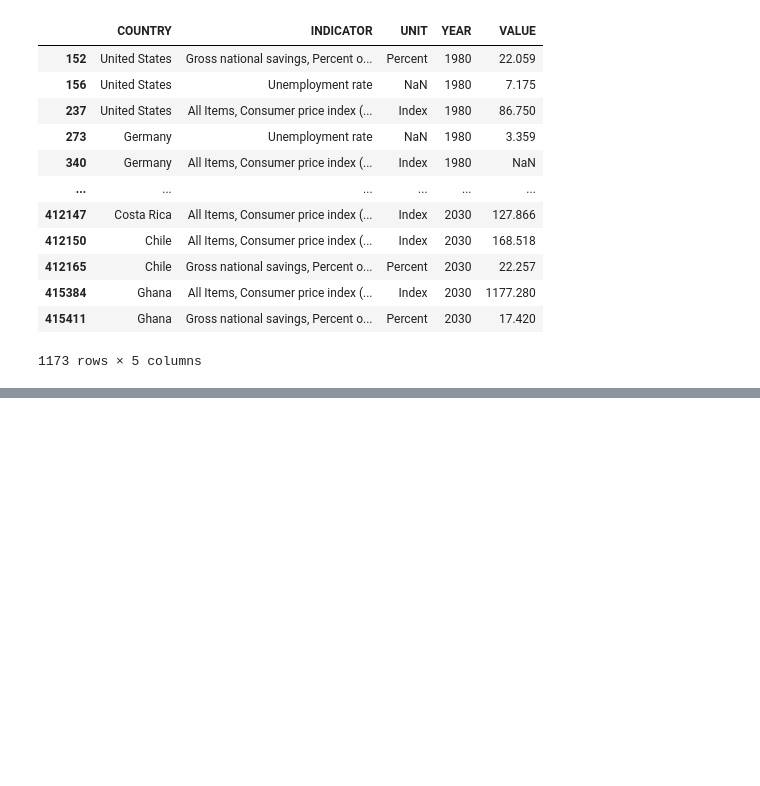
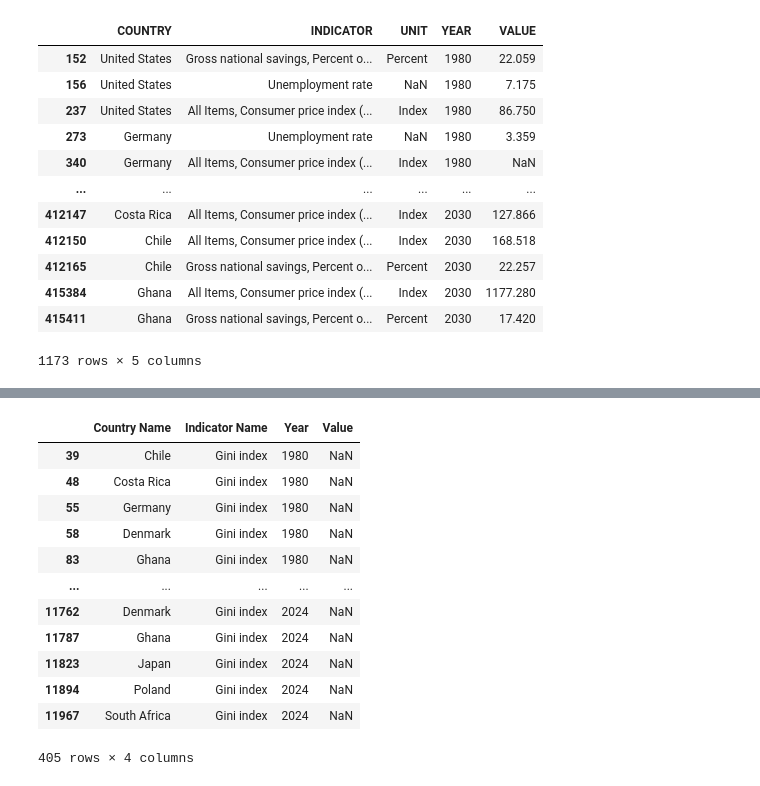
Before and after one commit to MDYCK12/Well-Being-Economics-, a Jupyter notebook: Notebooks/data transformation.ipynb, the cells around one changed output, grey strips where cells are left out. Saved outputs shown, nothing was run; the diff lists cells and outputs as text; code cells hidden in the pictures; blank space fills up the shorter version.

```diff
--- a/Notebooks/data transformation.ipynb
+++ b/Notebooks/data transformation.ipynb
@@ -173,0 +255,27 @@ df_countries_analysis
+# %%
+#converting GINI Index dataframe
+# SELECTING COLUMNS TO KEEP AND TO MELT
+columns_to_keep_ = ["Country Name", "Indicator Name",]
+columns_to_melt_ = ["1980","1981","1982","1983","1984","1985","1986","1987", "1988", "1989", "1990","1991","1992", "1993","1994","1995","1996","1997","1998","1999","2000","2001","2002","2003","2004","2005","2006","2007","2008","2009","2010","2011","2012","2013","2014","2015","2016","2017","2018","2019","2020","2021","2022","2023","2024" ]
+# melting
+melted_life_exp = pd.melt(temp["gini_index_df"], id_vars=columns_to_keep_, value_vars = columns_to_melt_, var_name="Year", value_name="Value")
+melted_life_exp
+# selecting indicator urban population and countries
+
+df_gini_index = melted_life_exp[melted_life_exp['Country Name'].isin(['Germany', 'Denmark', 'Poland','United States','Chile','Costa Rica','Japan','South Africa', 'Ghana','Ivory Coast'])]
+
+df_gini_index.sort_values("Year")
+# %% [output]
+|  | Country Name | Indicator Name | Year | Value |
+| 39 | Chile | Gini index | 1980 | NaN |
+| 48 | Costa Rica | Gini index | 1980 | NaN |
+| 55 | Germany | Gini index | 1980 | NaN |
+| 58 | Denmark | Gini index | 1980 | NaN |
+| 83 | Ghana | Gini index | 1980 | NaN |
+| ... | ... | ... | ... | ... |
+| 11762 | Denmark | Gini index | 2024 | NaN |
+| 11787 | Ghana | Gini index | 2024 | NaN |
+| 11823 | Japan | Gini index | 2024 | NaN |
+| 11894 | Poland | Gini index | 2024 | NaN |
+| 11967 | South Africa | Gini index | 2024 | NaN |
+405 rows × 4 columns
```
Also changed, not shown: parts of 15 cells of this notebook.
